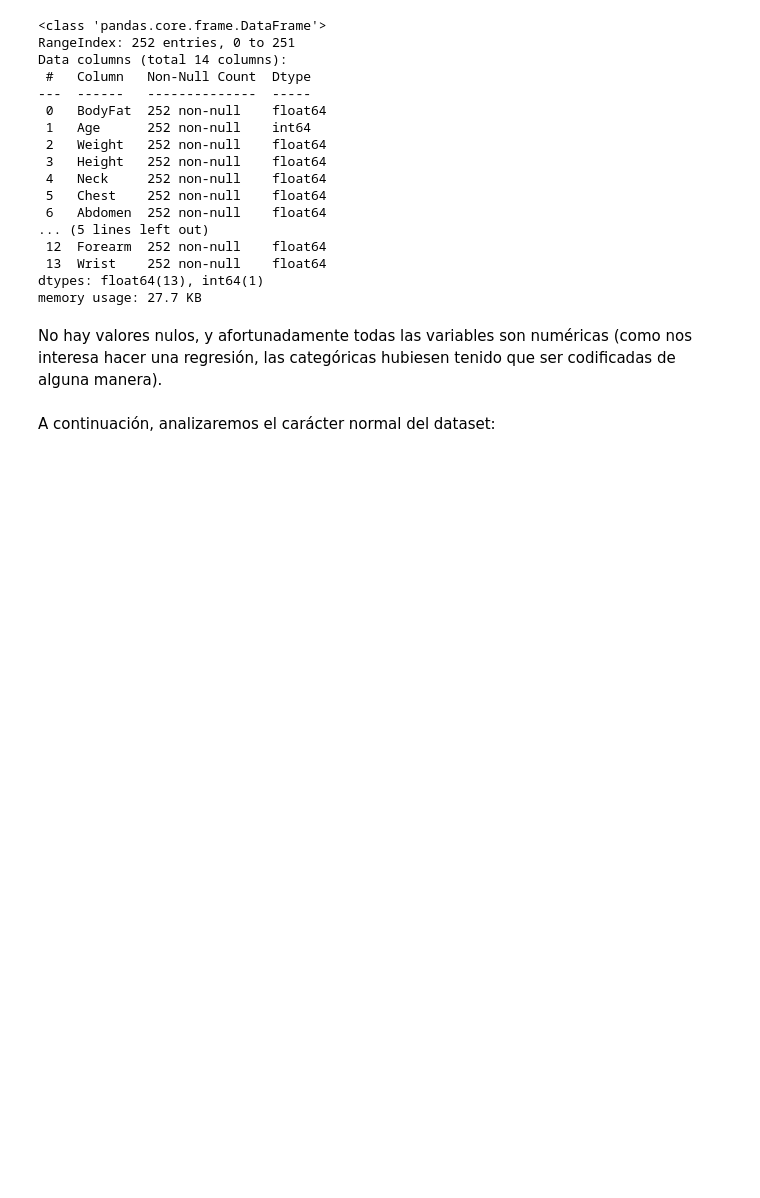
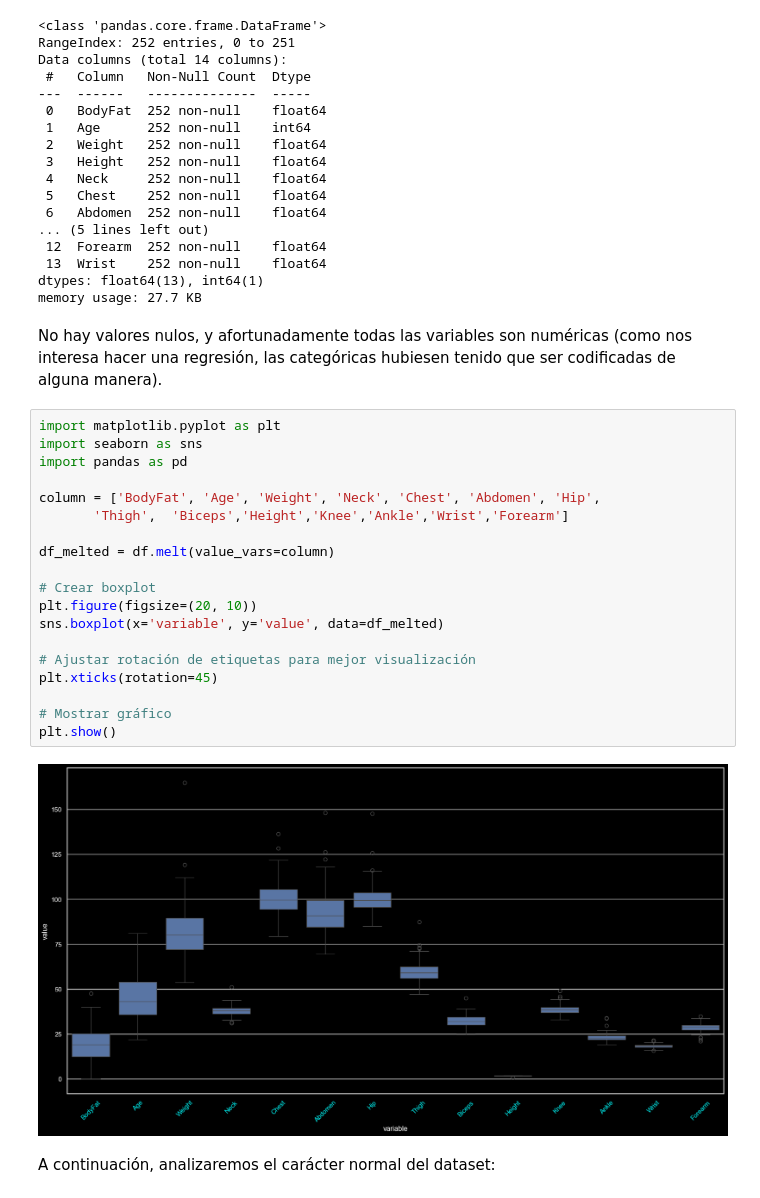
Before and after one commit to Muscian/aprMaqI_CEIA_fork, a Jupyter notebook: trabajo_final/TrabajoFinal.ipynb, the cells around one changed output. Drawn from its saved outputs; the diff is of its cells as text; blank space fills up the shorter version.

```diff
--- a/trabajo_final/TrabajoFinal.ipynb
+++ b/trabajo_final/TrabajoFinal.ipynb
@@ -66,6 +66,27 @@ dtypes: float64(13), int64(1)
 memory usage: 27.7 KB
 # %% [markdown]
 No hay valores nulos, y afortunadamente todas las variables son numéricas (como nos interesa hacer una regresión, las categóricas hubiesen tenido que ser codificadas de alguna manera).
+# %%
+import matplotlib.pyplot as plt
+import seaborn as sns
+import pandas as pd
+
+column = ['BodyFat', 'Age', 'Weight', 'Neck', 'Chest', 'Abdomen', 'Hip',
+       'Thigh',  'Biceps','Height','Knee','Ankle','Wrist','Forearm']
+
+df_melted = df.melt(value_vars=column)
+
+# Crear boxplot
+plt.figure(figsize=(20, 10))
+sns.boxplot(x='variable', y='value', data=df_melted)
+
+# Ajustar rotación de etiquetas para mejor visualización
+plt.xticks(rotation=45)
+
+# Mostrar gráfico
+plt.show()
+# %% [output]
+[figure, added]
 # %% [markdown]
 A continuación, analizaremos el carácter normal del dataset:
 # %%
```
Also changed, not shown: parts of 5 cells of this notebook.
